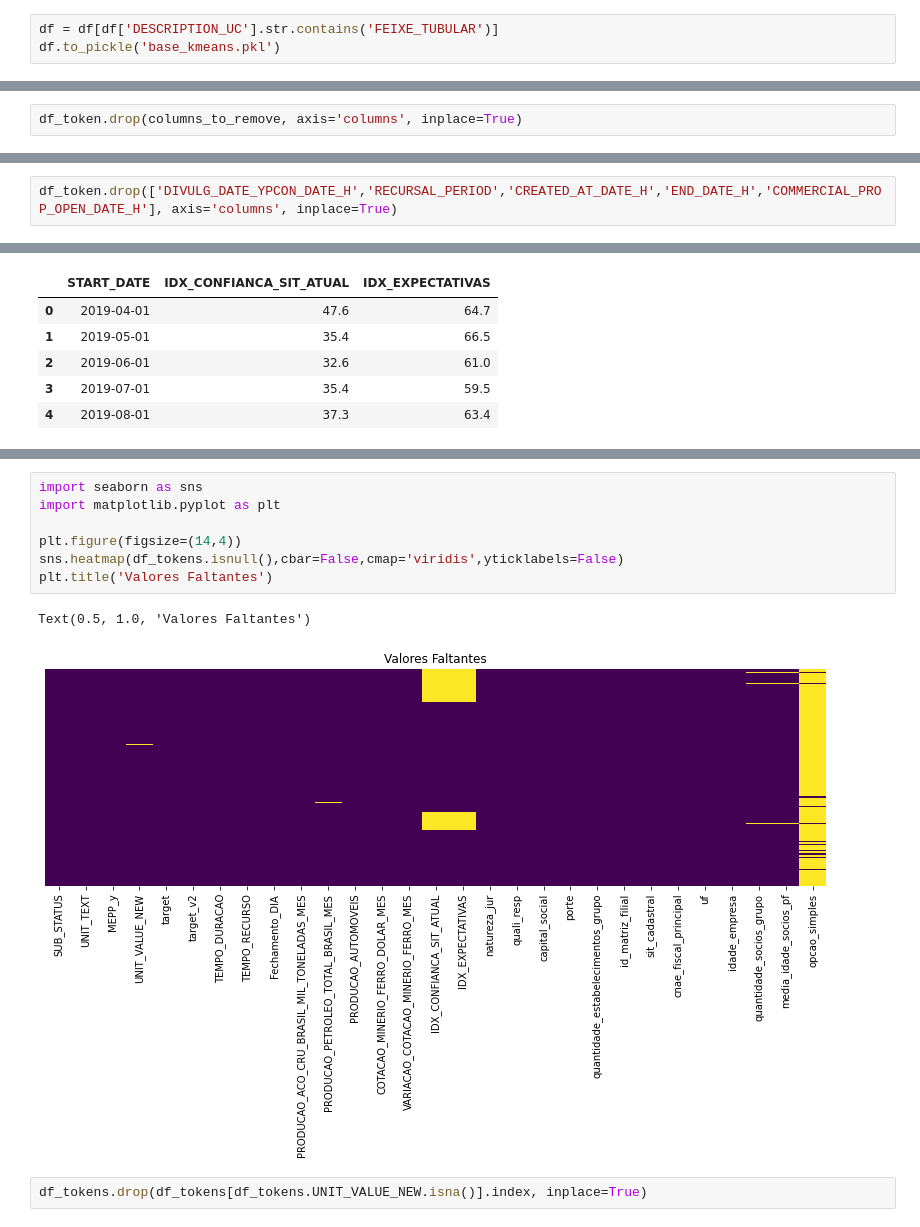
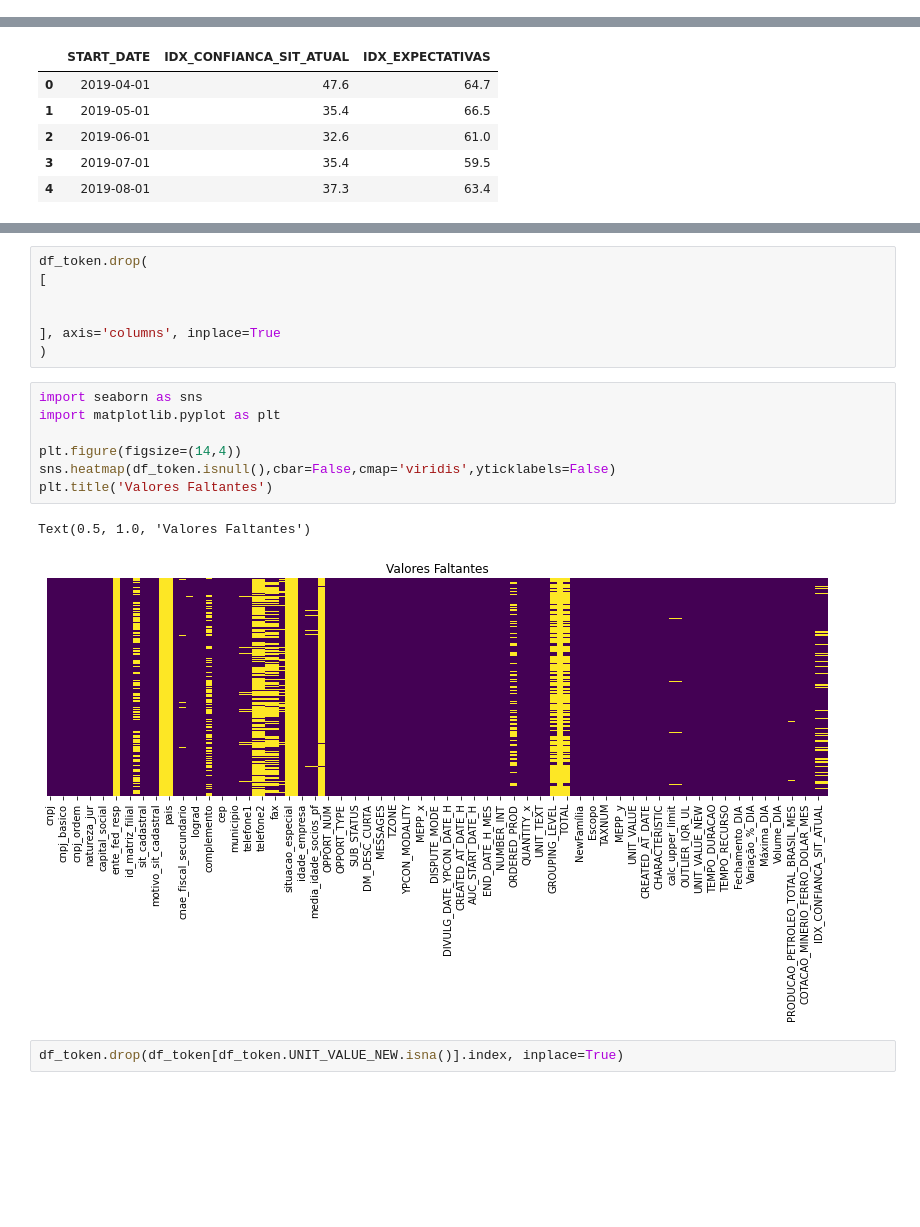
Before and after one commit to kairobeduti/DadosShift, a Jupyter notebook: Análise/Atual/04 - Preparação Modelo.ipynb, the cells around one changed output, grey strips where cells are left out. Drawn from its saved outputs; the diff is of its cells as text; blank space fills up the shorter version.

```diff
--- a/Análise/Atual/04 - Preparação Modelo.ipynb
+++ b/Análise/Atual/04 - Preparação Modelo.ipynb
@@ -91,9 +66,6 @@ df['DESCRIPTION_UC'] = df['DESCRIPTION_UC'].apply(lambda x: x.replace('FEIXE TUB
 df['DESCRIPTION_UC'] = df['DESCRIPTION_UC'].apply(lambda x: x.replace('FEIXE TUBULAR PARA PERMUTADOR','FEIXE TUBULAR P/PERMUTADOR'))
 df['DESCRIPTION_UC'] = df['DESCRIPTION_UC'].apply(lambda x: x.replace('FEIXE TUBULAR','FEIXE_TUBULAR'))
 df['DESCRIPTION_UC'] = df['DESCRIPTION_UC'].apply(lambda x: x.replace('FEIXE ','FEIXE_TUBULAR '))
-# %%
-df = df[df['DESCRIPTION_UC'].str.contains('FEIXE_TUBULAR')]
-df.to_pickle('base_kmeans.pkl')
 # %%
 df_token = df.copy()
 
@@ -191,2 +99,0 @@ columns_to_remove = [
-# %%
-df_token.drop(columns_to_remove, axis='columns', inplace=True)
@@ -194,8 +103,6 @@ df_token.drop(columns_to_remove, axis='columns', inplace=True)
 df_token['TEMPO_DURACAO'] = df_token['RECURSAL_PERIOD'] - df_token['CREATED_AT_DATE_H']
 df_token['TEMPO_ABERTO'] = df_token['END_DATE_H'] - df_token['START_DATE_H']
 df_token['TEMPO_RECURSO'] = df_token['RECURSAL_PERIOD'] - df_token['DIVULG_DATE_YPCON_DATE_H']
-# %%
-df_token.drop(['DIVULG_DATE_YPCON_DATE_H','RECURSAL_PERIOD','CREATED_AT_DATE_H','END_DATE_H','COMMERCIAL_PROP_OPEN_DATE_H'], axis='columns', inplace=True)
 # %%
 df_cot_dolar = pd.read_excel('Variavel_Externa_COTACAO_DOLAR.xlsx', sheet_name='Dados')
 df_cot_dolar.head()
@@ -451,13 +283,20 @@ df_tokens.drop(
+# %%
+df_token.drop(
+[
+
+
+], axis='columns', inplace=True
+)
 # %%
 import seaborn as sns
 import matplotlib.pyplot as plt
 
 plt.figure(figsize=(14,4))
-sns.heatmap(df_tokens.isnull(),cbar=False,cmap='viridis',yticklabels=False)
+sns.heatmap(df_token.isnull(),cbar=False,cmap='viridis',yticklabels=False)
 plt.title('Valores Faltantes')
 # %% [output]
 Text(0.5, 1.0, 'Valores Faltantes')
-[figure, old version]
+[figure, new version]
 # %%
-df_tokens.drop(df_tokens[df_tokens.UNIT_VALUE_NEW.isna()].index, inplace=True)
+df_token.drop(df_token[df_token.UNIT_VALUE_NEW.isna()].index, inplace=True)
 # %%
```
Also changed, not shown: parts of 35 cells of this notebook, 22 other files.
